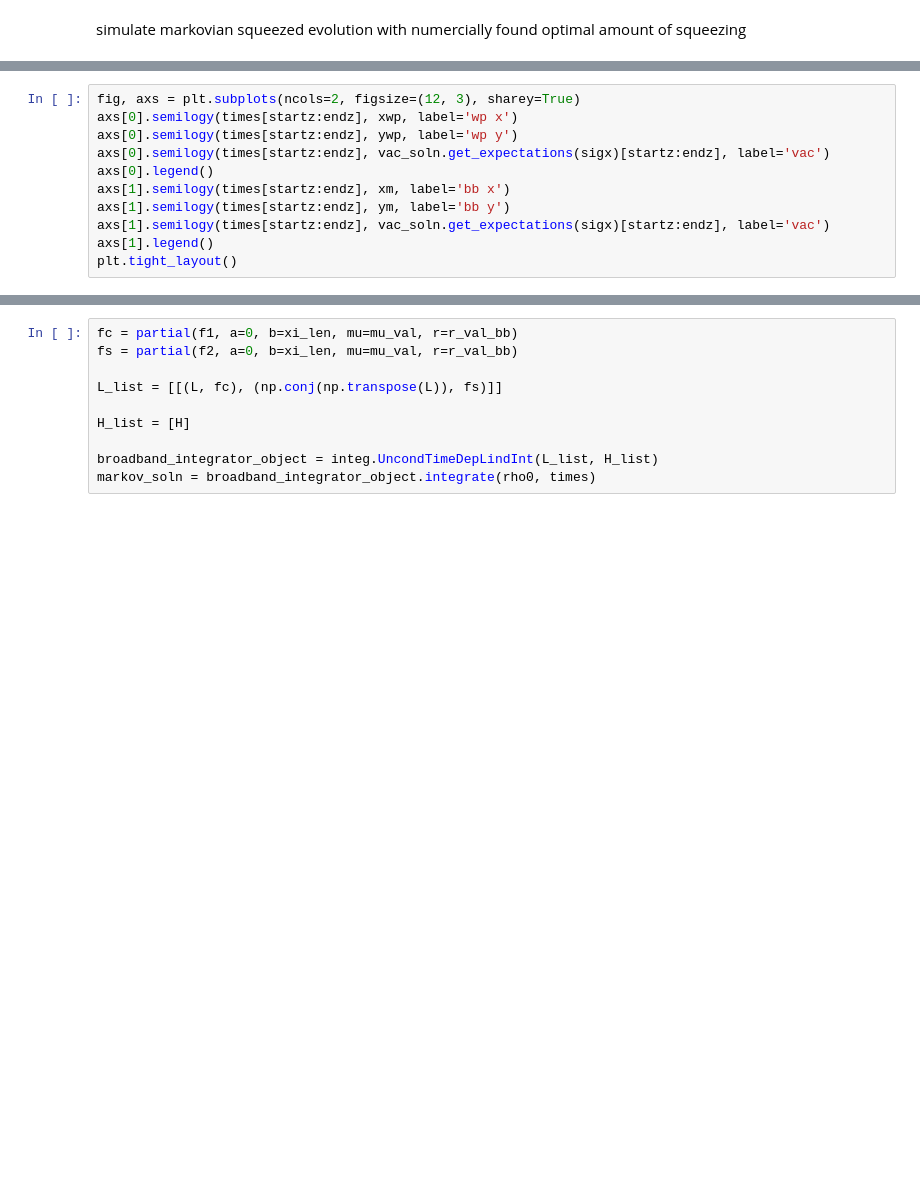
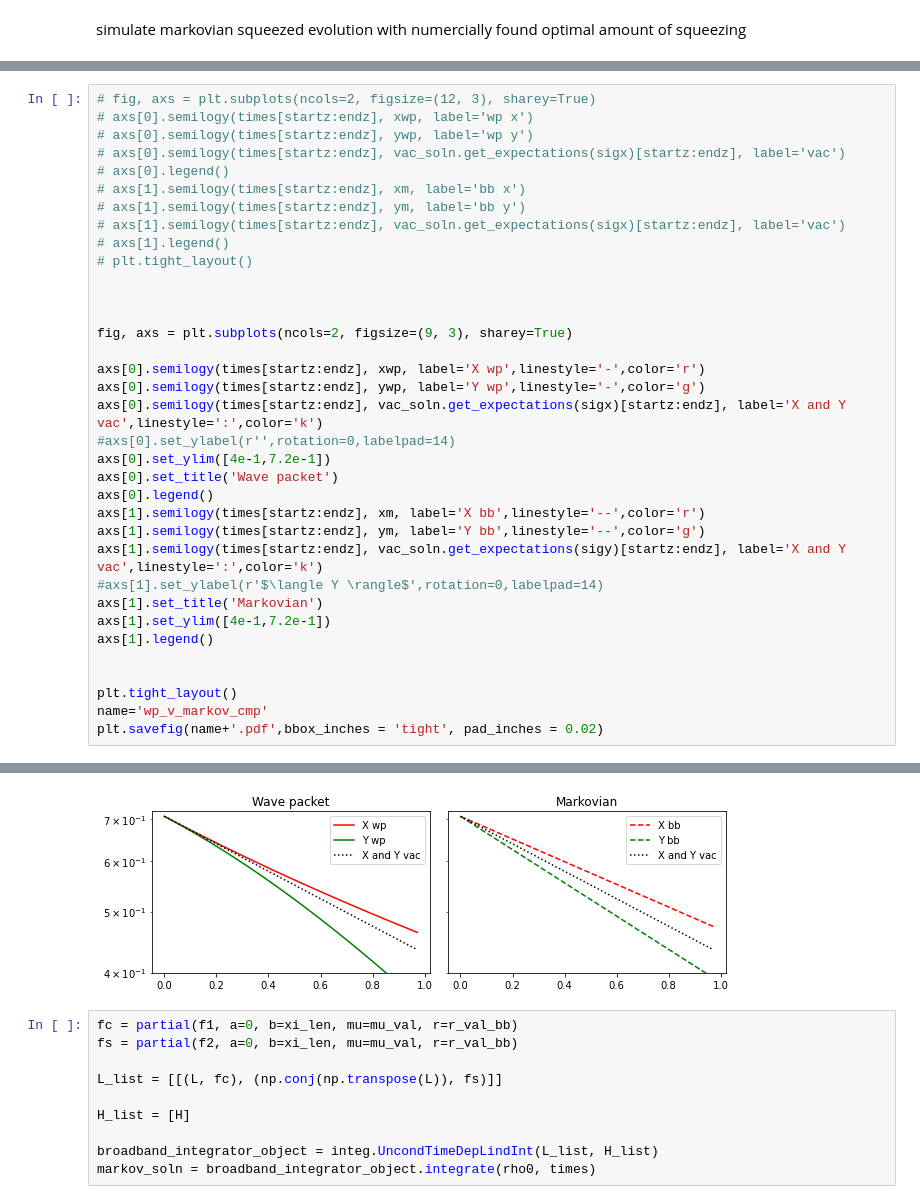
Before and after one commit to CQuIC/pysme, a Jupyter notebook: notebooks/purity-example.ipynb, the cells around one changed output, grey strips where cells are left out. Saved outputs shown, nothing was run; the diff lists cells and outputs as text; blank space fills up the shorter version.

```diff
--- a/notebooks/purity-example.ipynb
+++ b/notebooks/purity-example.ipynb
@@ -214,12 +229,36 @@ plt.tight_layout()
 # %%
-fig, axs = plt.subplots(ncols=2, figsize=(12, 3), sharey=True)
-axs[0].semilogy(times[startz:endz], xwp, label='wp x')
-axs[0].semilogy(times[startz:endz], ywp, label='wp y')
-axs[0].semilogy(times[startz:endz], vac_soln.get_expectations(sigx)[startz:endz], label='vac')
+# fig, axs = plt.subplots(ncols=2, figsize=(12, 3), sharey=True)
+# axs[0].semilogy(times[startz:endz], xwp, label='wp x')
+# axs[0].semilogy(times[startz:endz], ywp, label='wp y')
+# axs[0].semilogy(times[startz:endz], vac_soln.get_expectations(sigx)[startz:endz], label='vac')
+# axs[0].legend()
+# axs[1].semilogy(times[startz:endz], xm, label='bb x')
+# axs[1].semilogy(times[startz:endz], ym, label='bb y')
+# axs[1].semilogy(times[startz:endz], vac_soln.get_expectations(sigx)[startz:endz], label='vac')
+# axs[1].legend()
+# plt.tight_layout()
+
+
+
+fig, axs = plt.subplots(ncols=2, figsize=(9, 3), sharey=True)
+
+axs[0].semilogy(times[startz:endz], xwp, label='X wp',linestyle='-',color='r')
+axs[0].semilogy(times[startz:endz], ywp, label='Y wp',linestyle='-',color='g')
+axs[0].semilogy(times[startz:endz], vac_soln.get_expectations(sigx)[startz:endz], label='X and Y vac',linestyle=':',color='k')
+#axs[0].set_ylabel(r'',rotation=0,labelpad=14)
+axs[0].set_ylim([4e-1,7.2e-1])
+axs[0].set_title('Wave packet')
 axs[0].legend()
-axs[1].semilogy(times[startz:endz], xm, label='bb x')
-axs[1].semilogy(times[startz:endz], ym, label='bb y')
-axs[1].semilogy(times[startz:endz], vac_soln.get_expectations(sigx)[startz:endz], label='vac')
+axs[1].semilogy(times[startz:endz], xm, label='X bb',linestyle='--',color='r')
+axs[1].semilogy(times[startz:endz], ym, label='Y bb',linestyle='--',color='g')
+axs[1].semilogy(times[startz:endz], vac_soln.get_expectations(sigy)[startz:endz], label='X and Y vac',linestyle=':',color='k')
+#axs[1].set_ylabel(r'$\langle Y \rangle$',rotation=0,labelpad=14)
+axs[1].set_title('Markovian')
+axs[1].set_ylim([4e-1,7.2e-1])
 axs[1].legend()
+
+
 plt.tight_layout()
+name='wp_v_markov_cmp'
+plt.savefig(name+'.pdf',bbox_inches = 'tight', pad_inches = 0.02)
 # %% [output]
@@ -227,3 +265,4 @@ plt.tight_layout()
+[figure, added]
 # %%
 fc = partial(f1, a=0, b=xi_len, mu=mu_val, r=r_val_bb)
 fs = partial(f2, a=0, b=xi_len, mu=mu_val, r=r_val_bb)
```
Also changed, not shown: parts of 17 cells of this notebook.
